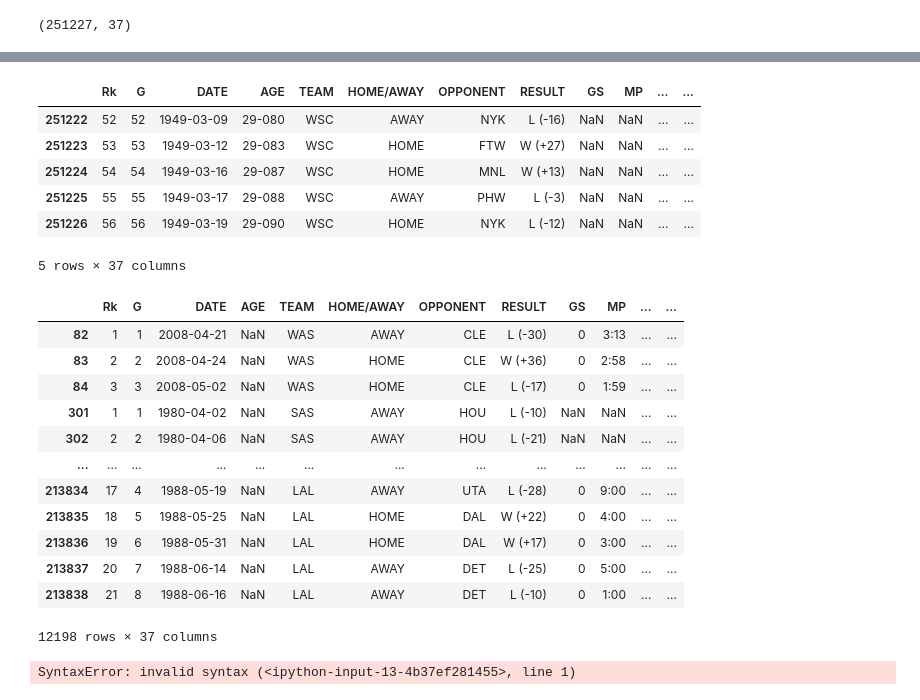
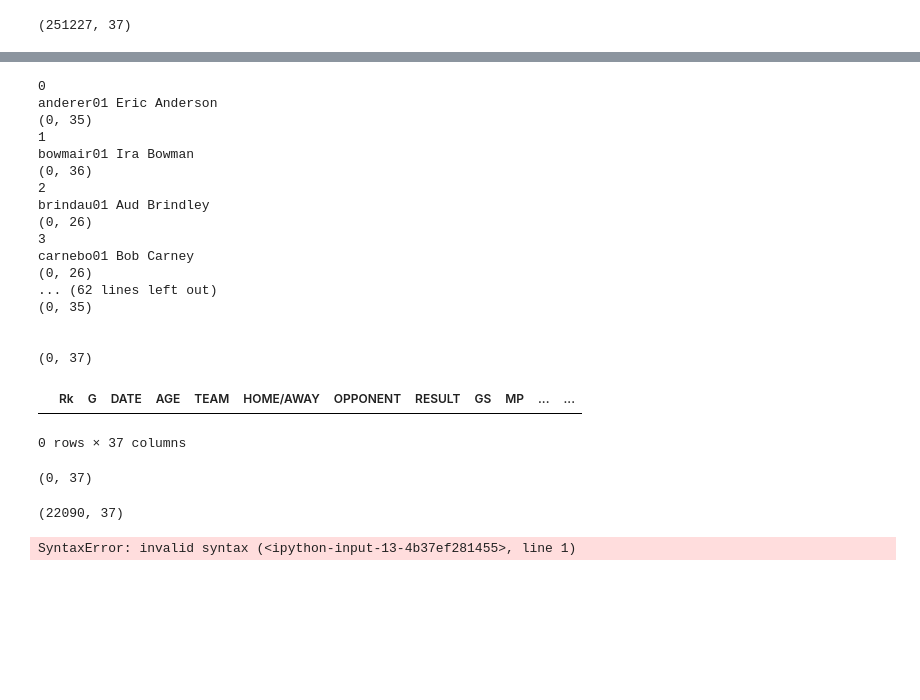
Before and after one commit to mmatosin/nba_analysis, a Jupyter notebook: notebooks/game_log_scraping.ipynb, the cells around one changed output, grey strips where cells are left out. Cells and saved outputs as stored; diff of their text form; code cells hidden in the pictures; blank space fills up the shorter version.

Commit message:
scraped additional players

```diff
--- a/notebooks/game_log_scraping.ipynb
+++ b/notebooks/game_log_scraping.ipynb
@@ -288,26 +329,41 @@ len(game_logs['NAME'].unique())
+# %%
+player_dfs = []
+for num,(index, row) in enumerate(scrape_df.iterrows()):
+    print(num)
+
+    career_game_logs = get_career_game_logs(row)
+    player_dfs.append(career_game_logs)
+
+    try:
+        print(career_game_logs.shape)
+    except:
+        print("both dfs are None")
+
+game_logs = pd.concat([player for player in player_dfs],ignore_index=True,sort=False)
+print("\n")
+print(game_logs.shape)
+
+#game_logs.to_csv(f"{interimDataDir}/player_game_logs - errata.csv",index=False)
+# %% [output]
+0
+anderer01 Eric Anderson
+(0, 35)
+1
+bowmair01 Ira Bowman
+(0, 36)
+2
+brindau01 Aud Brindley
+(0, 26)
+3
+carnebo01 Bob Carney
+(0, 26)
+... (62 lines left out)
+(0, 35)
+
+
+(0, 37)
 # %%
-game_logs.tail()
+game_logs
 # %% [output]
 |  | Rk | G | DATE | AGE | TEAM | HOME/AWAY | OPPONENT | RESULT | GS | MP | ... | ... |
-| 251222 | 52 | 52 | 1949-03-09 | 29-080 | WSC | AWAY | NYK | L (-16) | NaN | NaN | ... | ... |
-| 251223 | 53 | 53 | 1949-03-12 | 29-083 | WSC | HOME | FTW | W (+27) | NaN | NaN | ... | ... |
-| 251224 | 54 | 54 | 1949-03-16 | 29-087 | WSC | HOME | MNL | W (+13) | NaN | NaN | ... | ... |
-| 251225 | 55 | 55 | 1949-03-17 | 29-088 | WSC | AWAY | PHW | L (-3) | NaN | NaN | ... | ... |
-| 251226 | 56 | 56 | 1949-03-19 | 29-090 | WSC | HOME | NYK | L (-12) | NaN | NaN | ... | ... |
-5 rows × 37 columns
+0 rows × 37 columns
-# %%
-game_logs[game_logs["PLAYOFF"]=='Y']
-# %% [output]
-|  | Rk | G | DATE | AGE | TEAM | HOME/AWAY | OPPONENT | RESULT | GS | MP | ... | ... |
-| 82 | 1 | 1 | 2008-04-21 | NaN | WAS | AWAY | CLE | L (-30) | 0 | 3:13 | ... | ... |
-| 83 | 2 | 2 | 2008-04-24 | NaN | WAS | HOME | CLE | W (+36) | 0 | 2:58 | ... | ... |
-| 84 | 3 | 3 | 2008-05-02 | NaN | WAS | HOME | CLE | L (-17) | 0 | 1:59 | ... | ... |
-| 301 | 1 | 1 | 1980-04-02 | NaN | SAS | AWAY | HOU | L (-10) | NaN | NaN | ... | ... |
-| 302 | 2 | 2 | 1980-04-06 | NaN | SAS | AWAY | HOU | L (-21) | NaN | NaN | ... | ... |
-| ... | ... | ... | ... | ... | ... | ... | ... | ... | ... | ... | ... | ... |
-| 213834 | 17 | 4 | 1988-05-19 | NaN | LAL | AWAY | UTA | L (-28) | 0 | 9:00 | ... | ... |
-| 213835 | 18 | 5 | 1988-05-25 | NaN | LAL | HOME | DAL | W (+22) | 0 | 4:00 | ... | ... |
-| 213836 | 19 | 6 | 1988-05-31 | NaN | LAL | HOME | DAL | W (+17) | 0 | 3:00 | ... | ... |
-| 213837 | 20 | 7 | 1988-06-14 | NaN | LAL | AWAY | DET | L (-25) | 0 | 5:00 | ... | ... |
-| 213838 | 21 | 8 | 1988-06-16 | NaN | LAL | AWAY | DET | L (-10) | 0 | 1:00 | ... | ... |
-12198 rows × 37 columns
@@ -314,3 +372,11 @@ game_logs[game_logs["PLAYOFF"]=='Y']
+# %%
+game_logs[game_logs['INDEX']=='carnebo01'].shape
+# %% [output]
+(0, 37)
+# %%
+game_logs.shape
+# %% [output]
+(22090, 37)
 # %%
 |
 # %% [output]
```
Also changed, not shown: parts of 6 cells of this notebook, 6 other files.
